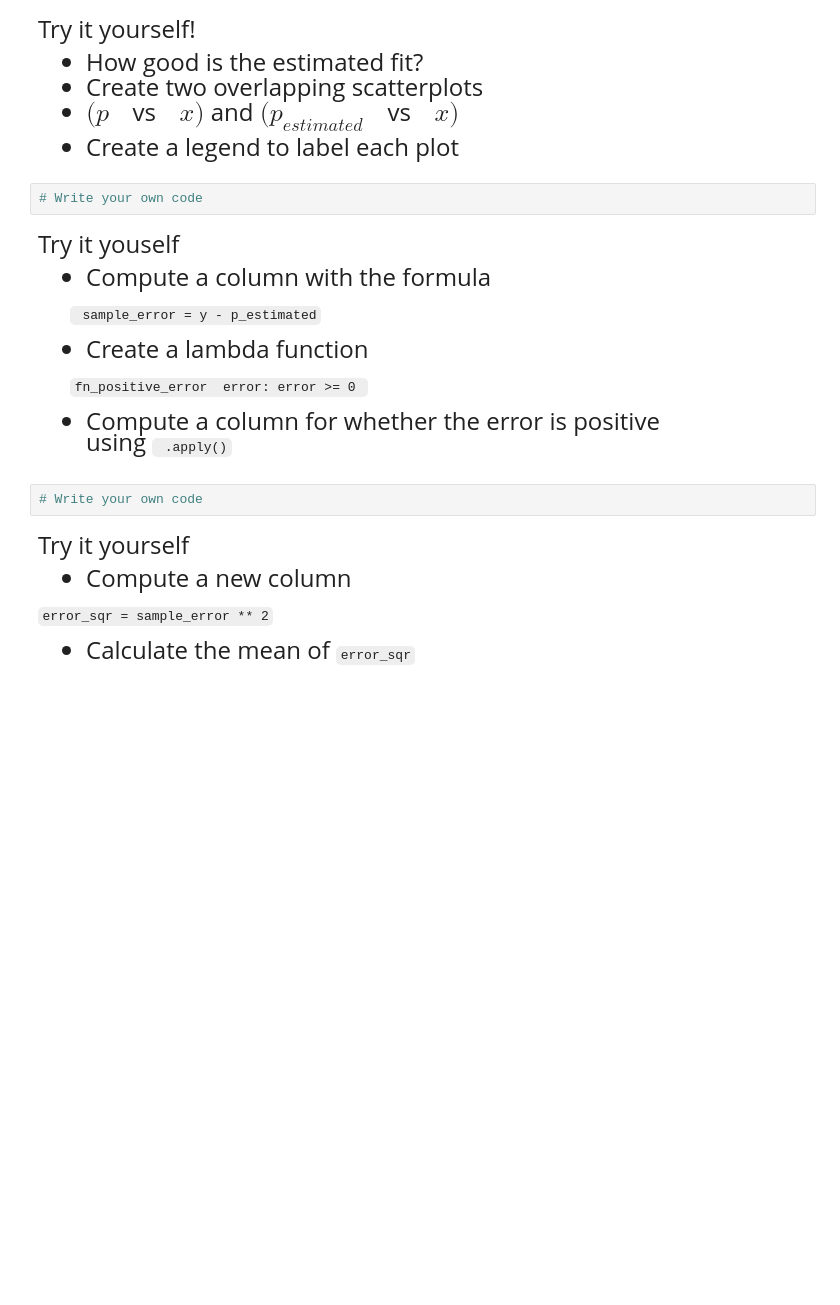
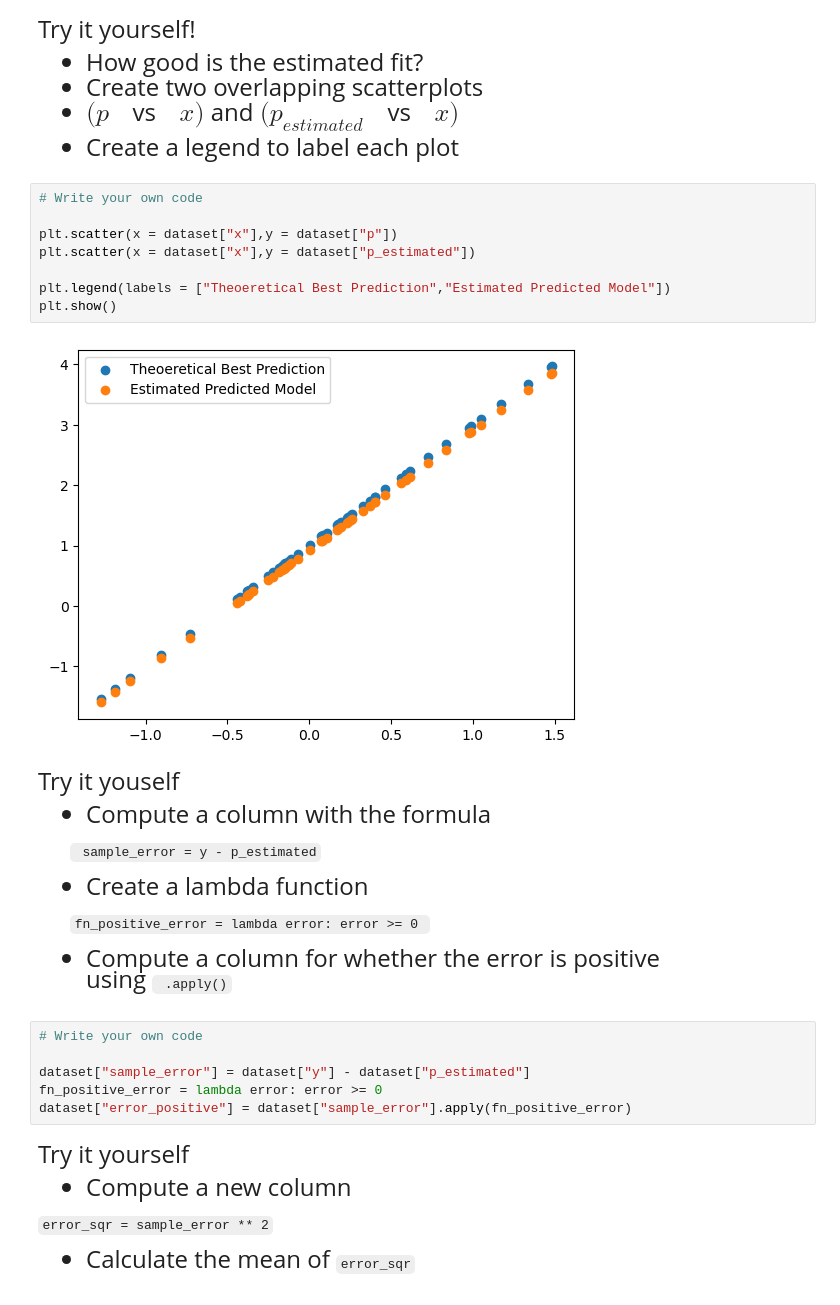
Before and after one commit to alejandrosanchezbecerra/qtm151spring2023, a Jupyter notebook: Lecture 11/Lecture 11.ipynb, the cells around one changed output. Saved outputs shown, nothing was run; the diff lists cells and outputs as text; blank space fills up the shorter version.

````diff
--- a/Lecture 11/Lecture 11.ipynb
+++ b/Lecture 11/Lecture 11.ipynb
@@ -185,8 +194,16 @@ Try it yourself!
 - Create two overlapping scatterplots
 - $(p \text{ }$ vs $\text{ } x)$ and $(p_{estimated} \text{ }$ vs $\text{ } x)$
 - Create a legend to label each plot
-# %%
-# Write your own code
+# %%
+# Write your own code
+
+plt.scatter(x = dataset["x"],y = dataset["p"])
+plt.scatter(x = dataset["x"],y = dataset["p_estimated"])
+
+plt.legend(labels = ["Theoeretical Best Prediction","Estimated Predicted Model"])
+plt.show()
+# %% [output]
+[figure, added]
 # %% [markdown]
 <font size = "5">
 
@@ -198,12 +215,16 @@
 
 - Create a lambda function <br>
 
-$\quad$ ``` fn_positive_error  error: error >= 0  ```
+$\quad$ ``` fn_positive_error = lambda error: error >= 0  ```
 
 - Compute a column for whether the error is positive <br>
 using ``` .apply()```
-# %%
-# Write your own code
+# %%
+# Write your own code
+
+dataset["sample_error"] = dataset["y"] - dataset["p_estimated"]
+fn_positive_error = lambda error: error >= 0
+dataset["error_positive"] = dataset["sample_error"].apply(fn_positive_error)
 # %% [markdown]
 <font size = "5">
 
````
Also changed, not shown: parts of 6 cells of this notebook, 2 other files.
